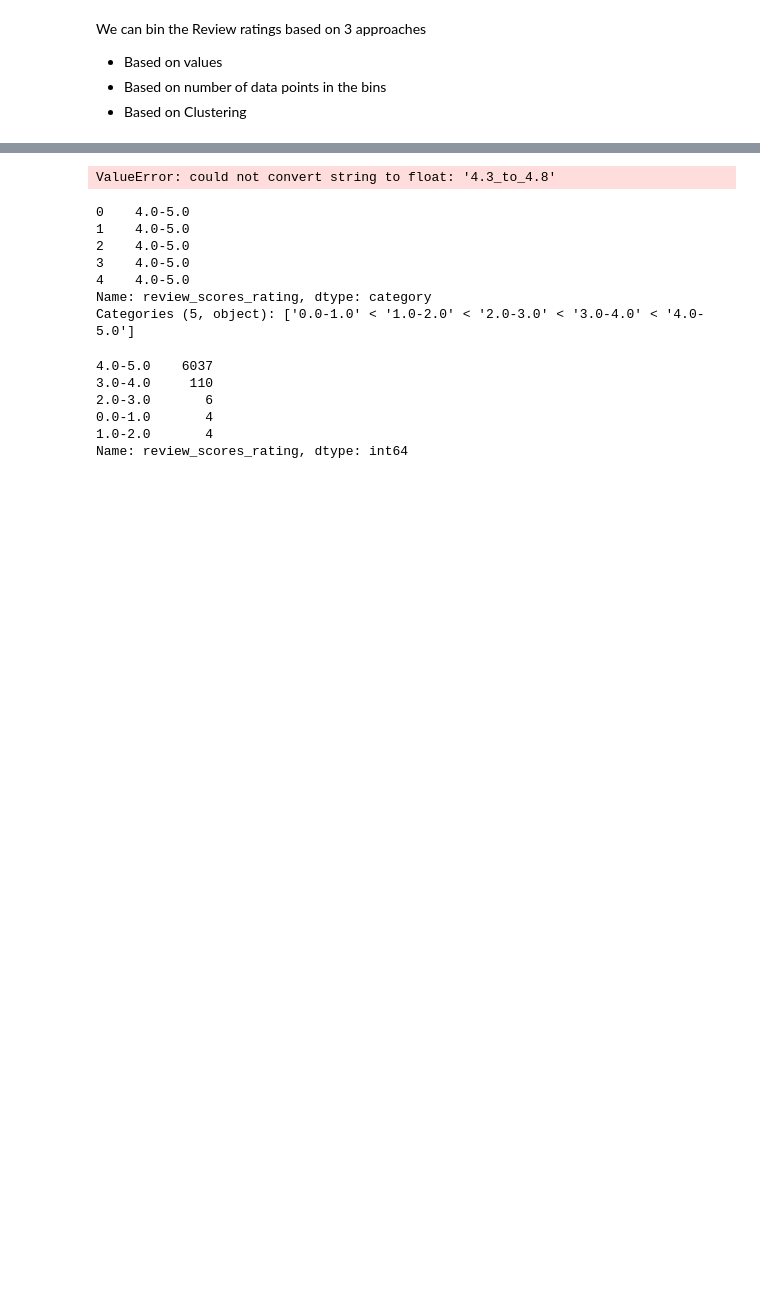
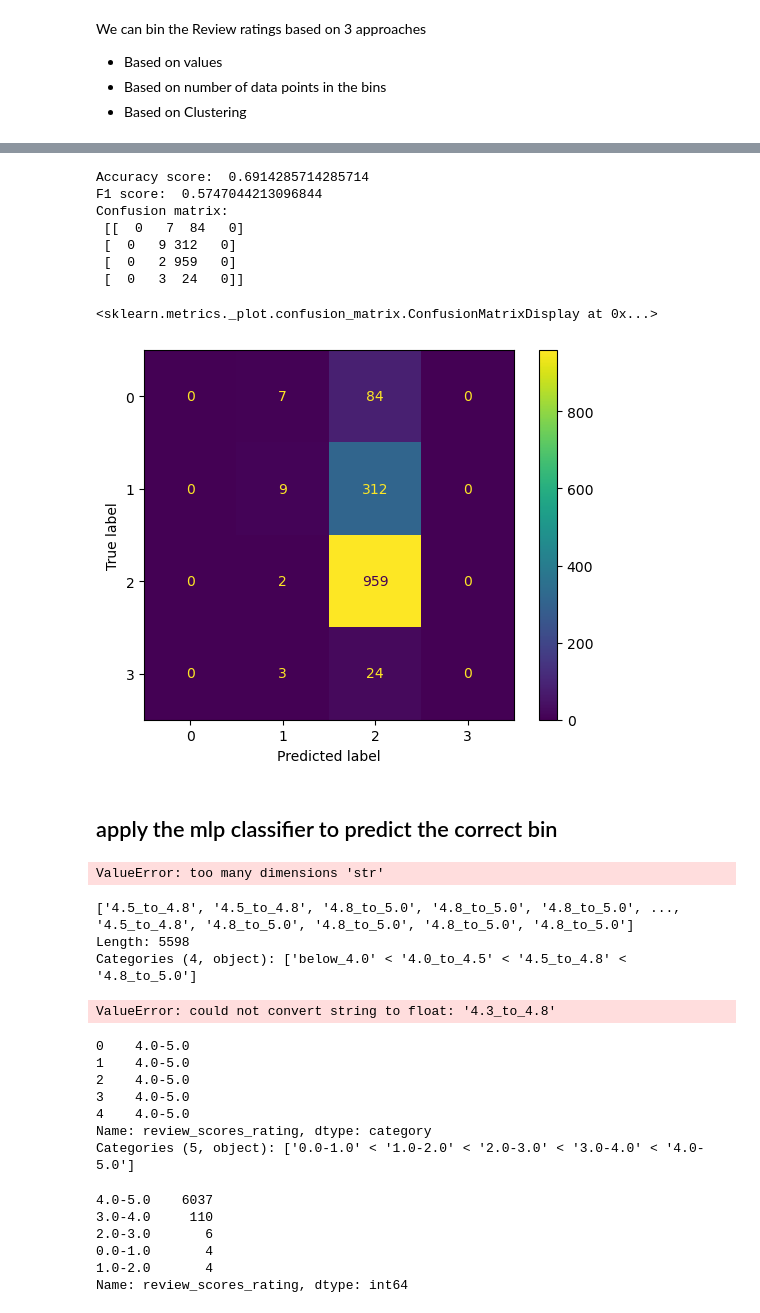
Before and after one commit to MaGiiK02/AirBnB_score_prediction, a Jupyter notebook: experiments/score_classification_on_comments.ipynb, the cells around one changed output, grey strips where cells are left out. Saved outputs shown, nothing was run; the diff lists cells and outputs as text; code cells hidden in the pictures; blank space fills up the shorter version.

```diff
--- a/experiments/score_classification_on_comments.ipynb
+++ b/experiments/score_classification_on_comments.ipynb
@@ -139,3 +206,65 @@ Categories (3, object): ['below_4.3' < '4.3_to_4.8' < '4.8_to_5']
+# %%
+from sklearn.ensemble import RandomForestClassifier
+
+# impor model
+model = RandomForestClassifier()
+
+# fit model
+model.fit(X_train, y_train)
+
+# predict
+y_pred = model.predict(X_test)
+
+# evaluate
+print('Accuracy score: ', accuracy_score(y_test, y_pred))
+print('F1 score: ', f1_score(y_test, y_pred, average='weighted'))
+print('Confusion matrix: \n', confusion_matrix(y_test, y_pred))
+cm = metrics.confusion_matrix(y_test, y_pred)
+disp = metrics.ConfusionMatrixDisplay(confusion_matrix=cm)
+disp.plot()
+# %% [output]
+Accuracy score:  0.6914285714285714
+F1 score:  0.5747044213096844
+Confusion matrix:
+ [[  0   7  84   0]
+ [  0   9 312   0]
+ [  0   2 959   0]
+ [  0   3  24   0]]
+<sklearn.metrics._plot.confusion_matrix.ConfusionMatrixDisplay at 0x...>
+[figure, added]
+# %% [markdown]
+## apply the mlp classifier to predict the correct bin
+# %%
+from model.models.classifier import MLPClassifier
+
+# convert to tensor and float
+X_train = torch.tensor(X_train).float()
+X_test = torch.tensor(X_test).float()
+y_train = torch.tensor(y_train)
+y_test = torch.tensor(y_test)
+
+# impor model
+input_dim = X_train.shape[1]
+output_dim = len(np.unique(y_train))
+hidden_dim = 100
+
+model = MLPClassifier(input_dim, hidden_dim, output_dim)
+
+# fit model
+model.fit(X_train, y_train)
+
+# predict
+y_pred = model.predict(X_test)
+
+# evaluate
+# %% [output]
+ValueError: too many dimensions 'str'
+# %%
+y_train
+# %% [output]
+['4.5_to_4.8', '4.5_to_4.8', '4.8_to_5.0', '4.8_to_5.0', '4.8_to_5.0', ..., '4.5_to_4.8', '4.8_to_5.0', '4.8_to_5.0', '4.8_to_5.0', '4.8_to_5.0']
+Length: 5598
+Categories (4, object): ['below_4.0' < '4.0_to_4.5' < '4.5_to_4.8' < '4.8_to_5.0']
 # %%
 # Create equal probability bins at the PENTILES of RATING
 # labels below_4.3, 4.3_to_4.8, 4.8_to_5
```
Also changed, not shown: parts of 18 cells of this notebook, 1 other file.
